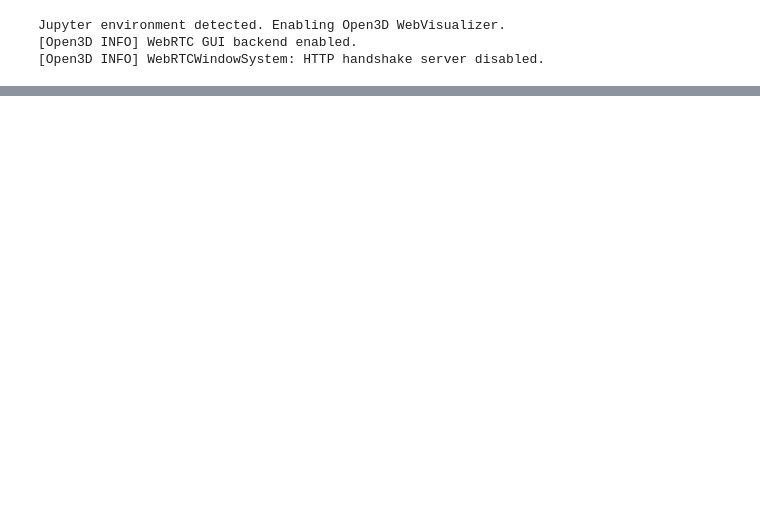
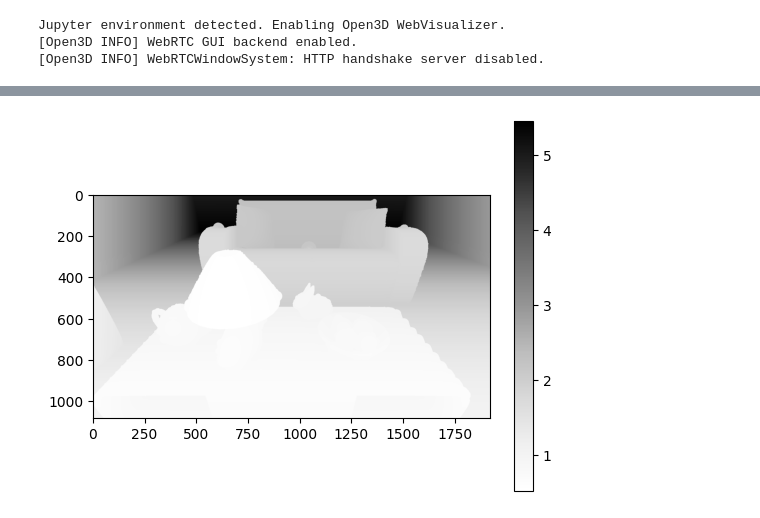
Before and after one commit to viswaravi/gaussian-splatting, a Jupyter notebook: Progressive_Train-Synthetic.ipynb, the cells around one changed output, grey strips where cells are left out. Cells and saved outputs as stored; diff of their text form; code cells hidden in the pictures; blank space fills up the shorter version.

```diff
--- a/Progressive_Train-Synthetic.ipynb
+++ b/Progressive_Train-Synthetic.ipynb
@@ -181 +203,16 @@ raster_depth_map = getGaussianDepthMap(viewpoint_stack[0], gaussians, pipeline)
+# %%
+raster_depth_map, visibility_map = getGaussianDepthMap(viewpoint_stack[0], gaussians, pipeline)
+
+# Account for 0 depth
+default_depth = 999.0
+raster_depth_map = raster_depth_map * ~(raster_depth_map==default_depth)
+# print(raster_depth_map.min(), raster_depth_map.max())
+# showTensorDepthImage(raster_depth_map)
+
+image_array = raster_depth_map.cpu().numpy()
+plt.imshow(image_array, cmap='Greys')
+plt.colorbar()
+plt.show()
+# %% [output]
+[figure, added]
 # %%
```
Also changed, not shown: parts of 13 cells of this notebook, 8 other files.
